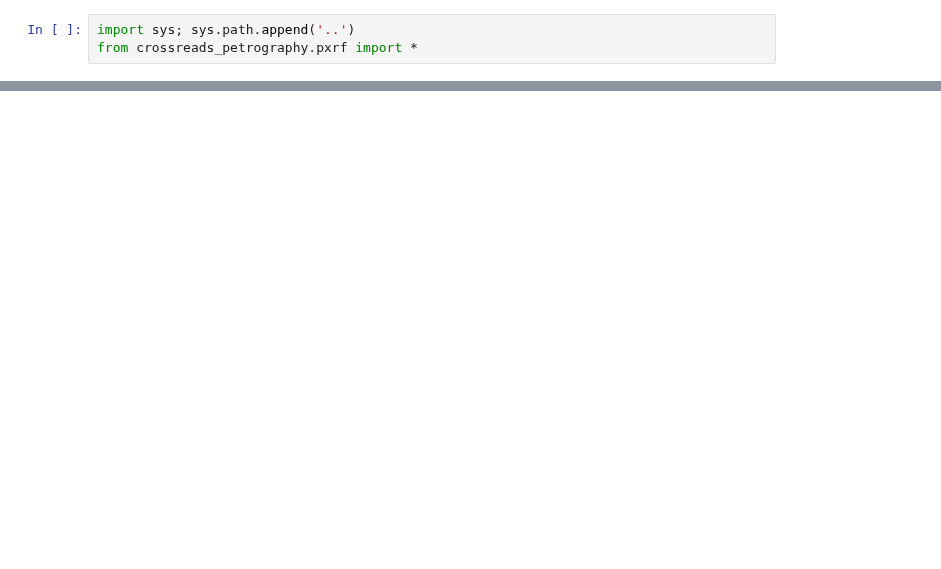
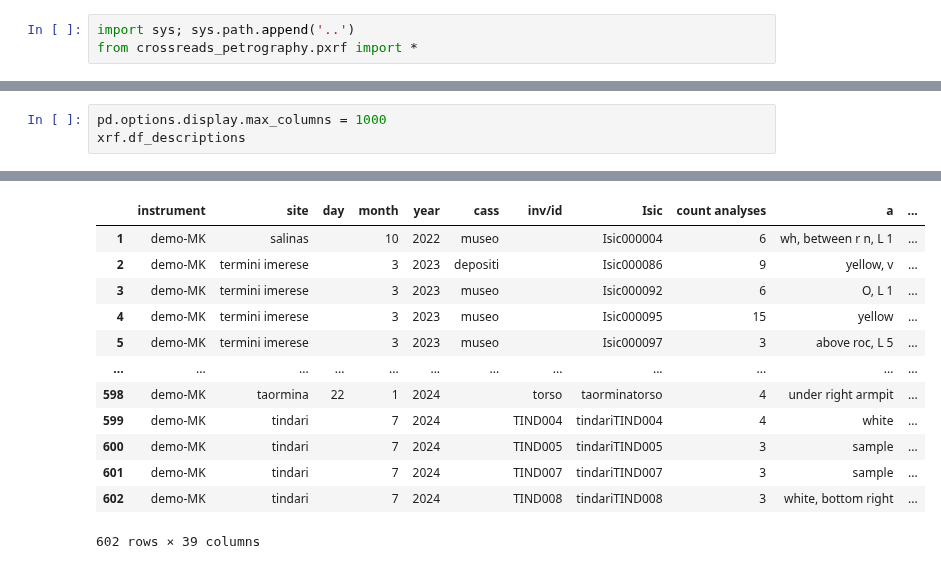
Before and after one commit to kingsdigitallab/crossreads-petrography, a Jupyter notebook: notebooks/pXRF.ipynb, the cells around one changed output, grey strips where cells are left out. Cells and saved outputs as stored; diff of their text form; blank space fills up the shorter version.

```diff
--- a/notebooks/pXRF.ipynb
+++ b/notebooks/pXRF.ipynb
@@ -9,0 +16,4 @@ Initializing PXRFConverter @ 2024-08-07 13:17:22,808
+# %%
+pd.options.display.max_columns = 1000
+xrf.df_descriptions
+# %% [output]
@@ -9,0 +24,13 @@ Initializing PXRFConverter @ 2024-08-07 13:17:22,808
+|  | instrument | site | day | month | year | cass | inv/id | Isic | count analyses | a | ... |
+| 1 | demo-MK | salinas |  | 10 | 2022 | museo |  | Isic000004 | 6 | wh, between r n, L 1 | ... |
+| 2 | demo-MK | termini imerese |  | 3 | 2023 | depositi |  | Isic000086 | 9 | yellow, v | ... |
+| 3 | demo-MK | termini imerese |  | 3 | 2023 | museo |  | Isic000092 | 6 | O, L 1 | ... |
+| 4 | demo-MK | termini imerese |  | 3 | 2023 | museo |  | Isic000095 | 15 | yellow | ... |
+| 5 | demo-MK | termini imerese |  | 3 | 2023 | museo |  | Isic000097 | 3 | above roc, L 5 | ... |
+| ... | ... | ... | ... | ... | ... | ... | ... | ... | ... | ... | ... |
+| 598 | demo-MK | taormina | 22 | 1 | 2024 |  | torso | taorminatorso | 4 | under right armpit | ... |
+| 599 | demo-MK | tindari |  | 7 | 2024 |  | TIND004 | tindariTIND004 | 4 | white | ... |
+| 600 | demo-MK | tindari |  | 7 | 2024 |  | TIND005 | tindariTIND005 | 3 | sample | ... |
+| 601 | demo-MK | tindari |  | 7 | 2024 |  | TIND007 | tindariTIND007 | 3 | sample | ... |
+| 602 | demo-MK | tindari |  | 7 | 2024 |  | TIND008 | tindariTIND008 | 3 | white, bottom right | ... |
+602 rows × 39 columns
```
Also changed, not shown: parts of 19 cells of this notebook, 7 other files.
